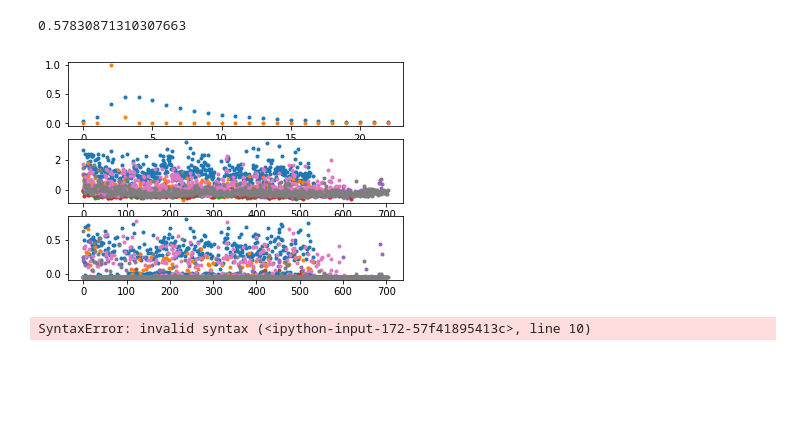
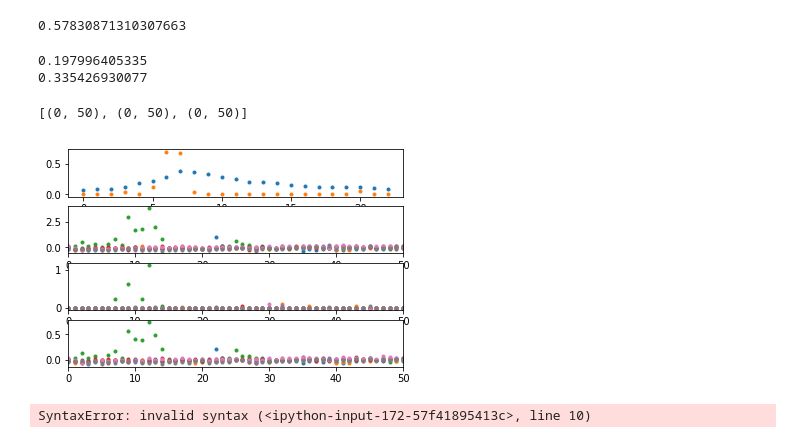
Before and after one commit to yonibrowning/oBehave, a Jupyter notebook: PlottingTesting/PCA_FirstPass.ipynb, the cells around one changed output. Drawn from its saved outputs; the diff is of its cells as text; code cells hidden in the pictures; blank space fills up the shorter version.

```diff
--- a/PlottingTesting/PCA_FirstPass.ipynb
+++ b/PlottingTesting/PCA_FirstPass.ipynb
@@ -99,26 +87,31 @@ compute_lifetime_sparseness(im)
 # %%
-stimulus_table = dataset.stimulus_table
-evt = obhf.load_dff_events_file(experiment_id)
-dff = dataset.dff_traces
-tme = dataset.timestamps_ophys
-X = obps.dffBlockPlot(dff[19,:],tme,stimulus_table['start_time'].values,window=(0,.75),plotme = False);
-Xe = obps.dffBlockPlot(evt[19,:],tme,stimulus_table['start_time'].values,window=(0,.75),plotme = False);
+cell = 6
+X = obps.dffBlockPlot(dff[cell,:],tme,stimulus_table['start_time'].values,window=(0,.75),plotme = False);
+Xe = obps.dffBlockPlot(evt[cell,:],tme,stimulus_table['start_time'].values,window=(0,.75),plotme = False);
+c = analysis.flash_response_df[analysis.flash_response_df['cell']==cell].mean_response.values
 pca = decomp.PCA()
 a = pca.fit_transform(X)
+print(pca.explained_variance_ratio_[0])
 pca2 = decomp.PCA()
 b  =pca2.fit_transform(Xe)
+print(pca2.explained_variance_ratio_[0])
+
 fig = plt.figure()
-axes = fig.subplots(3,1)
+axes = fig.subplots(4,1)
 axes[0].plot(pca.components_[0,:],'.')
 axes[0].plot(pca2.components_[0,:],'.')
-#axes[0].hist()
 unq = np.unique(stimulus_table['image_name'])
 for uu in unq:
     axes[1].plot(a[stimulus_table['image_name']==uu,0],'.')
-for uu in unq:
     axes[2].plot(b[stimulus_table['image_name']==uu,0],'.')
+    axes[3].plot(c[stimulus_table['image_name']==uu],'.')
+
+[ax.set_xlim((0,50)) for ax in axes[1:]]
 # %% [output]
+0.197996405335
+0.335426930077
+[(0, 50), (0, 50), (0, 50)]
-[figure, old version]
+[figure, new version]
 # %%
 pca.components_.shape
 unique_image = np.unique(stimulus_table['image_name'])
```
Also changed, not shown: parts of 3 cells of this notebook, 4 other files.
